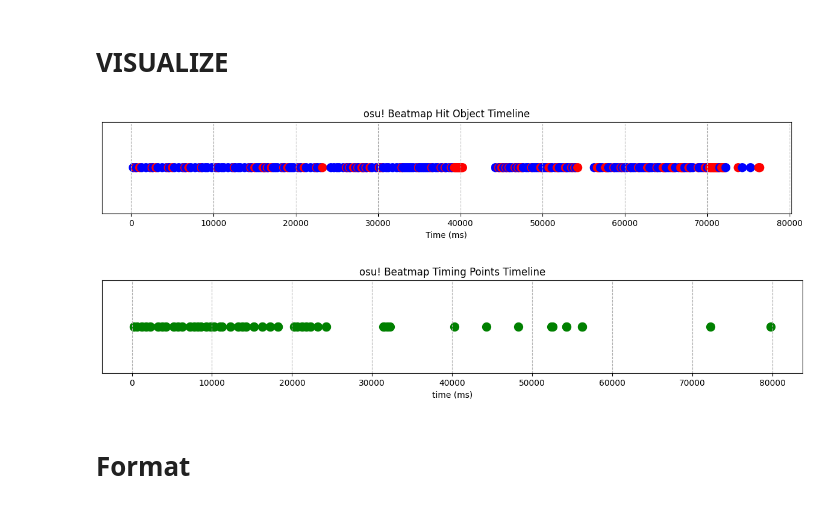
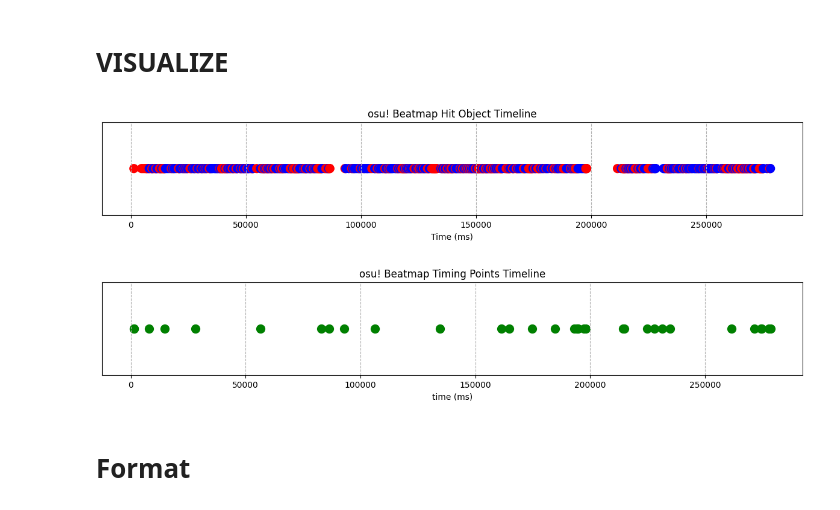
Before and after one commit to saliherdemk/osu-dataset-generator, a Jupyter notebook: Demo/format_dataset.ipynb, the cells around one changed output. Drawn from its saved outputs; the diff is of its cells as text; code cells hidden in the pictures.

```diff
--- a/Demo/format_dataset.ipynb
+++ b/Demo/format_dataset.ipynb
@@ -2,7 +2,8 @@
 import pandas as pd
 import os
 
-database_path = "/home/saliherdemk/try/"
+database_path = "/mnt/L-HDD/try_dataset/"
+audio_path = os.path.join(database_path, "audio")
 
 beatmaps_csv = os.path.join(database_path, "beatmaps.csv")
 hit_objects_csv = os.path.join(database_path, "hit_objects.csv")
@@ -16,23 +17,23 @@ time_points_df = pd.read_csv(time_points_csv)
 # %%
 import matplotlib.pyplot as plt
 
-example_df = df = hit_objects_df[hit_objects_df["ID"] == "2269930-0"].copy()
-example_df["Color"] = example_df["Type"].apply(lambda t: "blue" if t == "slider" else "red")
+example_df = df = hit_objects_df[hit_objects_df["id"] == "2338303-0"].copy()
+example_df["Color"] = example_df["type"].apply(lambda t: "blue" if t == "slider" else "red")
 
 plt.figure(figsize=(15, 2))
-plt.scatter(example_df["Time"], [1] * len(example_df), c=example_df["Color"], s=100, label="Hit Objects")
+plt.scatter(example_df["time"], [1] * len(example_df), c=example_df["Color"], s=100, label="Hit Objects")
 
 plt.yticks([])
 plt.xlabel("Time (ms)")
 plt.title("osu! Beatmap Hit Object Timeline")
 plt.grid(axis="x", linestyle="--")
 plt.show()
 # %% [output]
-[figure, old version]
+[figure, new version]
 # %%
 import matplotlib.pyplot as plt
 
-example_t_df = df = time_points_df[time_points_df["ID"] == "2269930-0"].copy()
+example_t_df = df = time_points_df[time_points_df["id"] == "2338303-0"].copy()
 
 plt.figure(figsize=(15, 2))
 plt.scatter(example_t_df["time"], [1] * len(example_t_df), c="green", s=100, label="Timing Points")
@@ -43,6 +44,6 @@ plt.title("osu! Beatmap Timing Points Timeline")
 plt.grid(axis="x", linestyle="--",)
 plt.show()
 # %% [output]
-[figure, old version]
+[figure, new version]
 # %% [markdown]
 # Format
```
Also changed, not shown: parts of 20 cells of this notebook, 11 other files.
